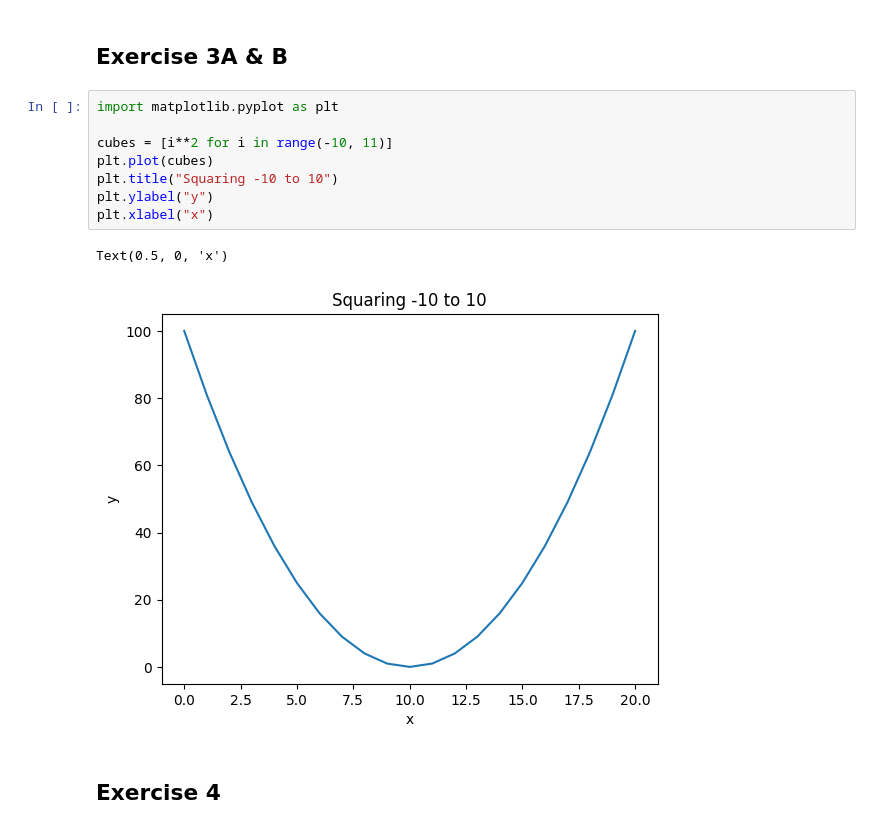
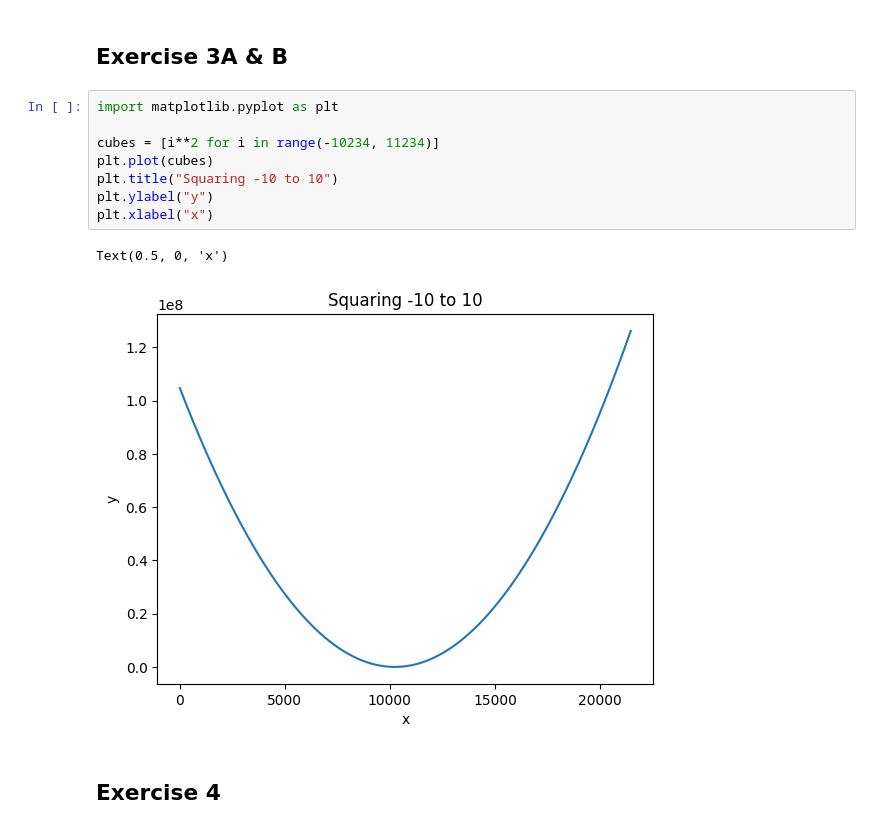
Before and after one commit to Danneftw1/Python-Daniel-Nilsson, a Jupyter notebook: Exercises/Exercises-04.ipynb, the cells around one changed output. Cells and saved outputs as stored; diff of their text form.

```diff
--- a/Exercises/Exercises-04.ipynb
+++ b/Exercises/Exercises-04.ipynb
@@ -70,14 +70,14 @@ friday: pannkakor
 # %%
 import matplotlib.pyplot as plt
 
-cubes = [i**2 for i in range(-10, 11)]
+cubes = [i**2 for i in range(-10234, 11234)]
 plt.plot(cubes)
 plt.title("Squaring -10 to 10")
 plt.ylabel("y")
 plt.xlabel("x")
 # %% [output]
 Text(0.5, 0, 'x')
-[figure, old version]
+[figure, new version]
 # %% [markdown]
 ## Exercise 4
 # %%
```
Also changed, not shown: parts of 5 cells of this notebook, 2 other files.
